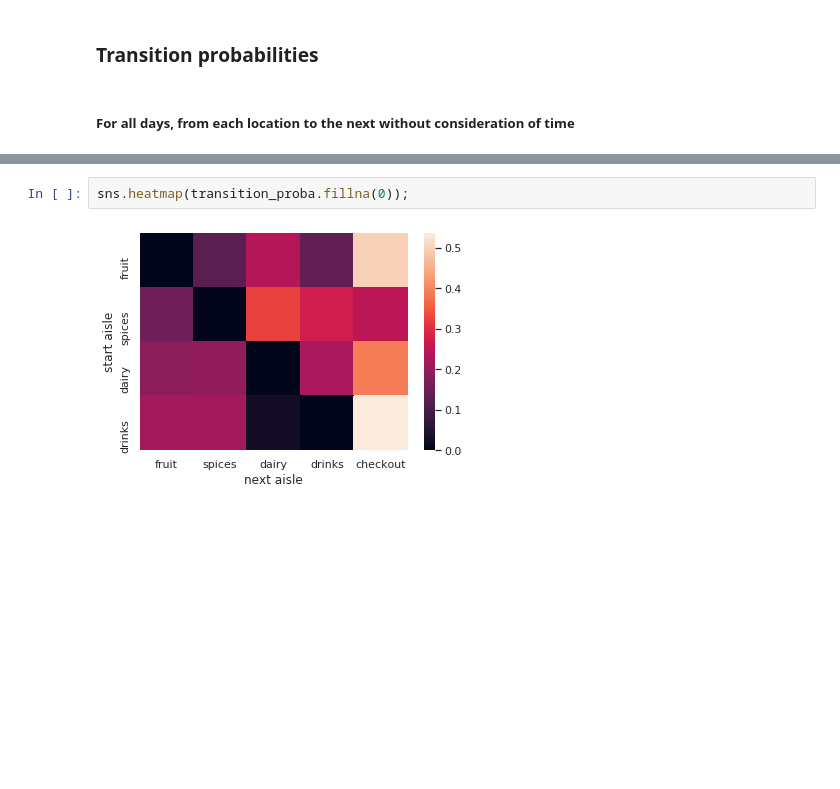
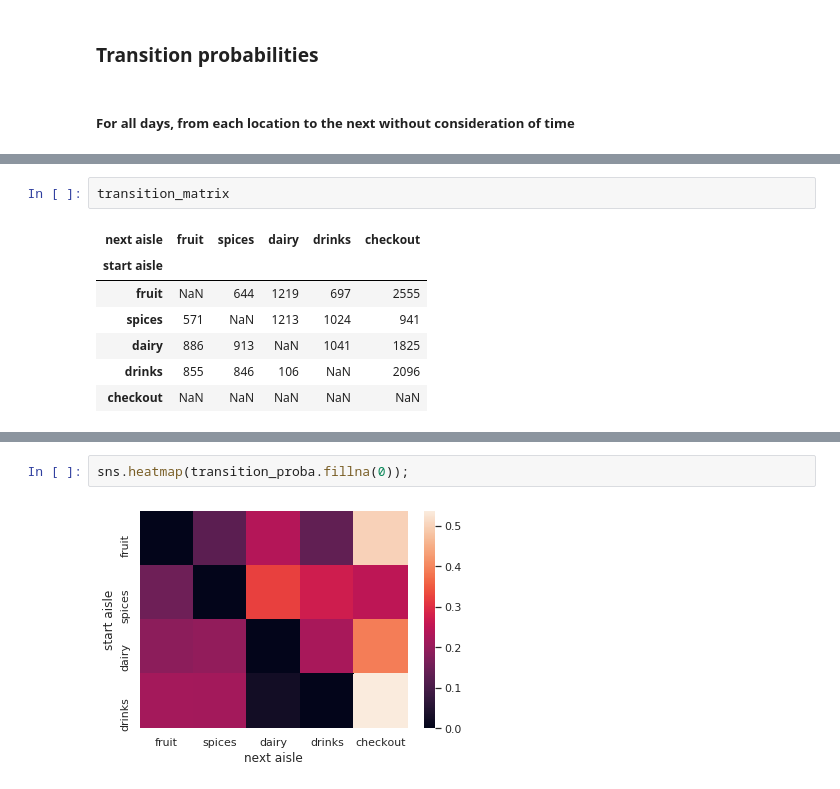
Before and after one commit to corcorf/doodl, a Jupyter notebook: doodl_simulation_01.ipynb, the cells around one changed output, grey strips where cells are left out. Drawn from its saved outputs; the diff is of its cells as text; blank space fills up the shorter version.

```diff
--- a/doodl_simulation_01.ipynb
+++ b/doodl_simulation_01.ipynb
@@ -73,0 +93,10 @@ first_aisle_proba
+# %%
+transition_matrix
+# %% [output]
+| next aisle | fruit | spices | dairy | drinks | checkout |
+| start aisle |  |  |  |  |  |
+| fruit | NaN | 644 | 1219 | 697 | 2555 |
+| spices | 571 | NaN | 1213 | 1024 | 941 |
+| dairy | 886 | 913 | NaN | 1041 | 1825 |
+| drinks | 855 | 846 | 106 | NaN | 2096 |
+| checkout | NaN | NaN | NaN | NaN | NaN |
```
Also changed, not shown: parts of 32 cells of this notebook.
